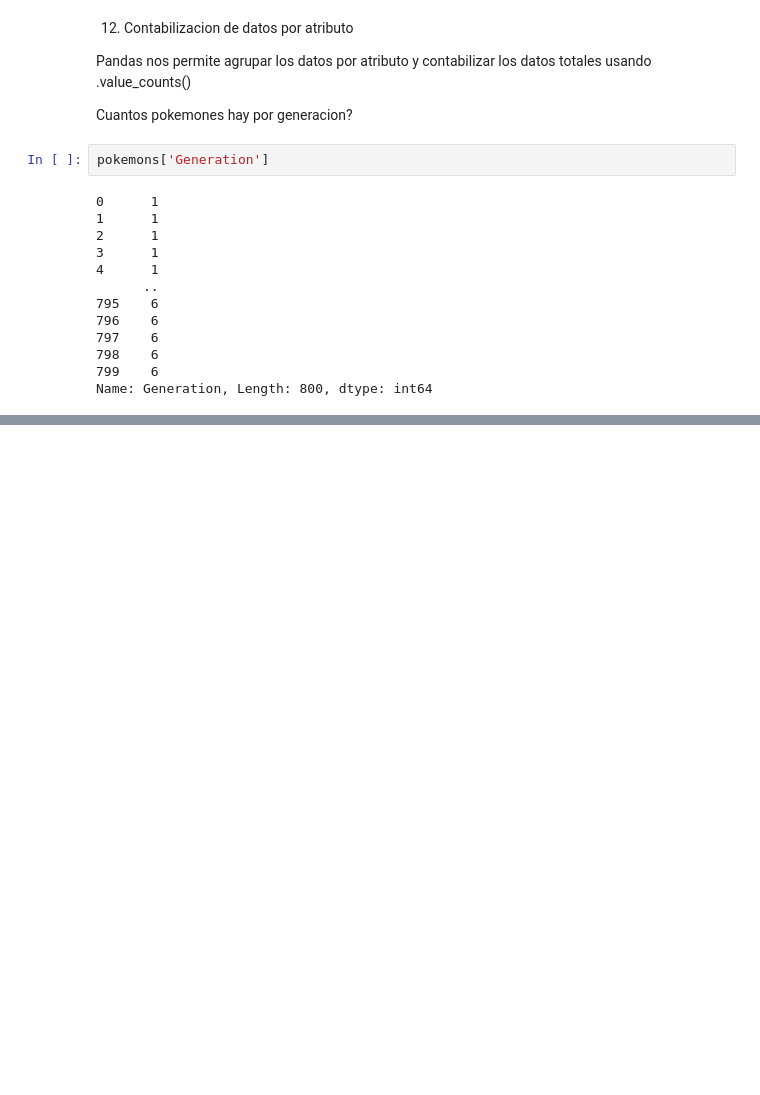
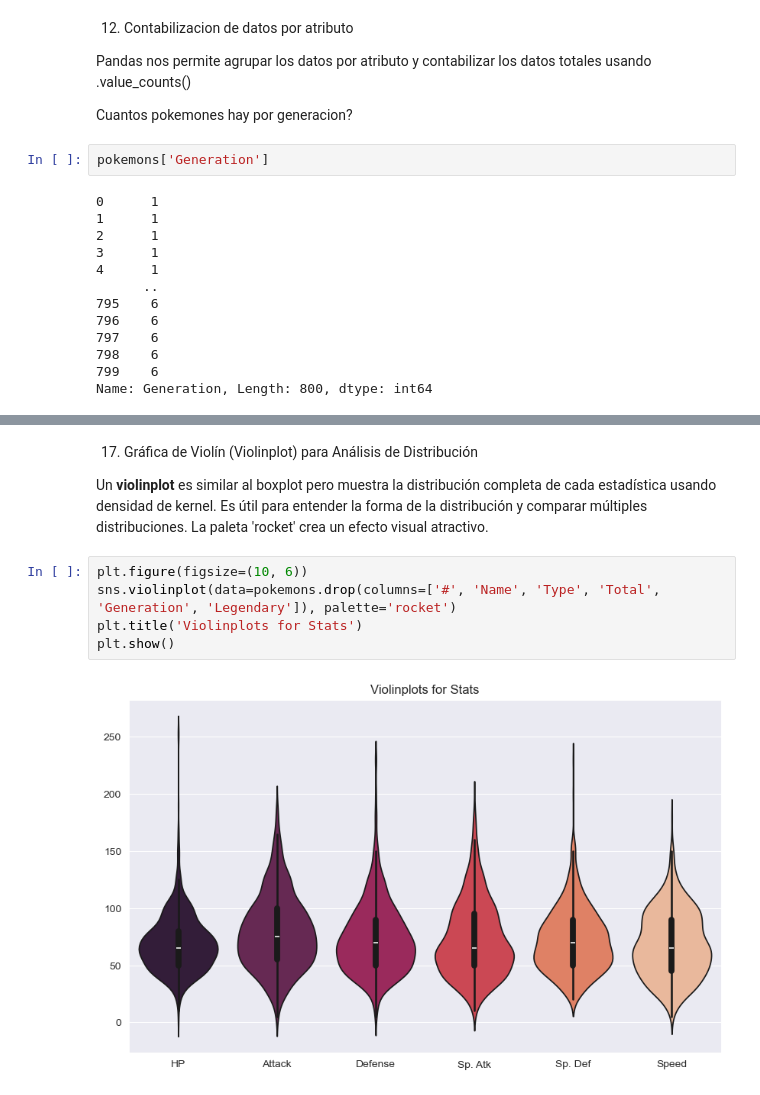
Before and after one commit to Danny88e/ECBD-9A-IDGS-Practicas_230040, a Jupyter notebook: Practica 3/AnalisisDatos.ipynb, the cells around one changed output, grey strips where cells are left out. Drawn from its saved outputs; the diff is of its cells as text; blank space fills up the shorter version.

```diff
--- a/Practica 3/AnalisisDatos.ipynb
+++ b/Practica 3/AnalisisDatos.ipynb
@@ -290,0 +363,11 @@ Name: Generation, Length: 800, dtype: int64
+# %% [markdown]
+17. Gráfica de Violín (Violinplot) para Análisis de Distribución
+
+Un **violinplot** es similar al boxplot pero muestra la distribución completa de cada estadística usando densidad de kernel. Es útil para entender la forma de la distribución y comparar múltiples distribuciones. La paleta 'rocket' crea un efecto visual atractivo.
+# %%
+plt.figure(figsize=(10, 6))
+sns.violinplot(data=pokemons.drop(columns=['#', 'Name', 'Type', 'Total', 'Generation', 'Legendary']), palette='rocket')
+plt.title('Violinplots for Stats')
+plt.show()
+# %% [output]
+[figure, added]
```
Also changed, not shown: parts of 18 cells of this notebook.
